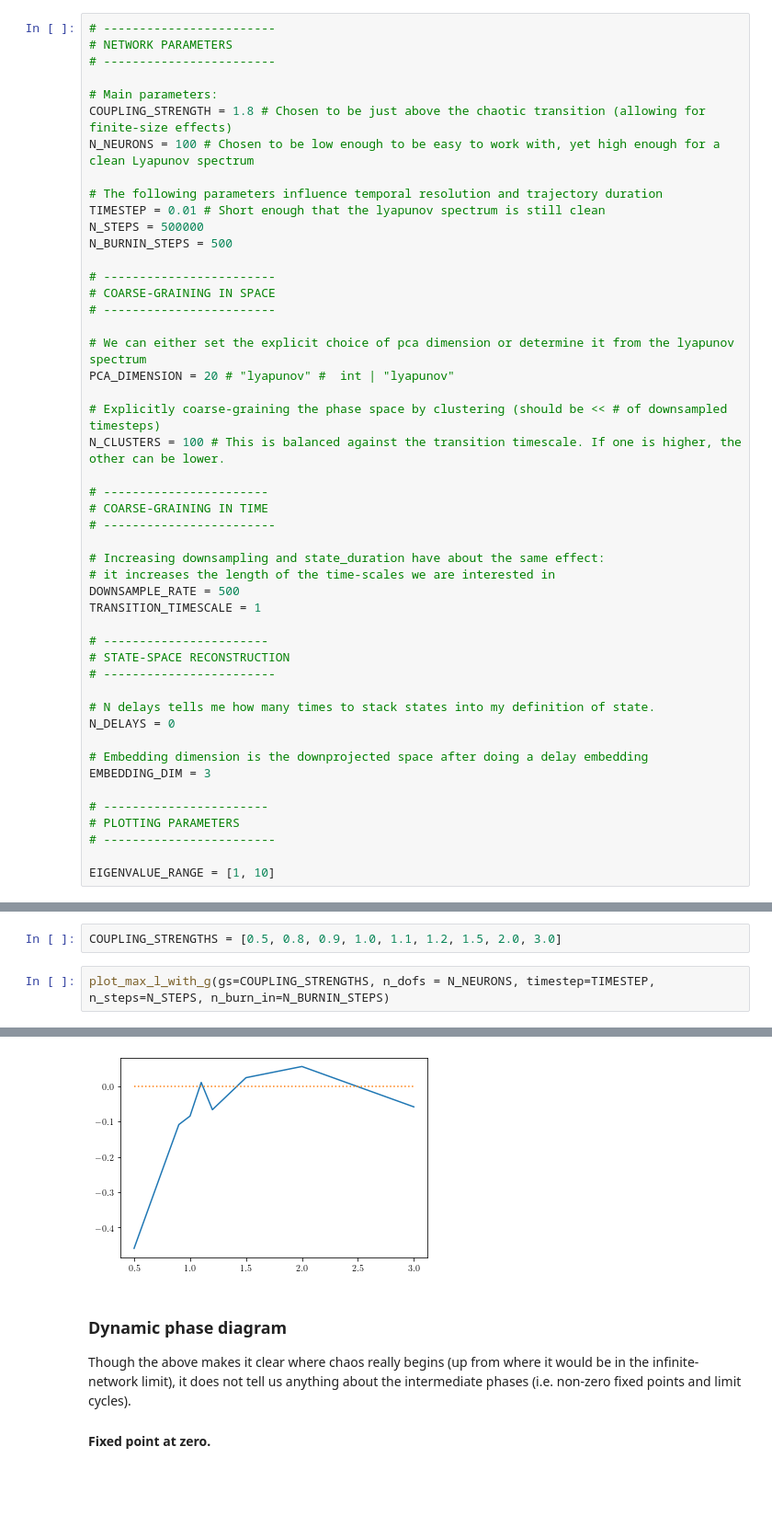
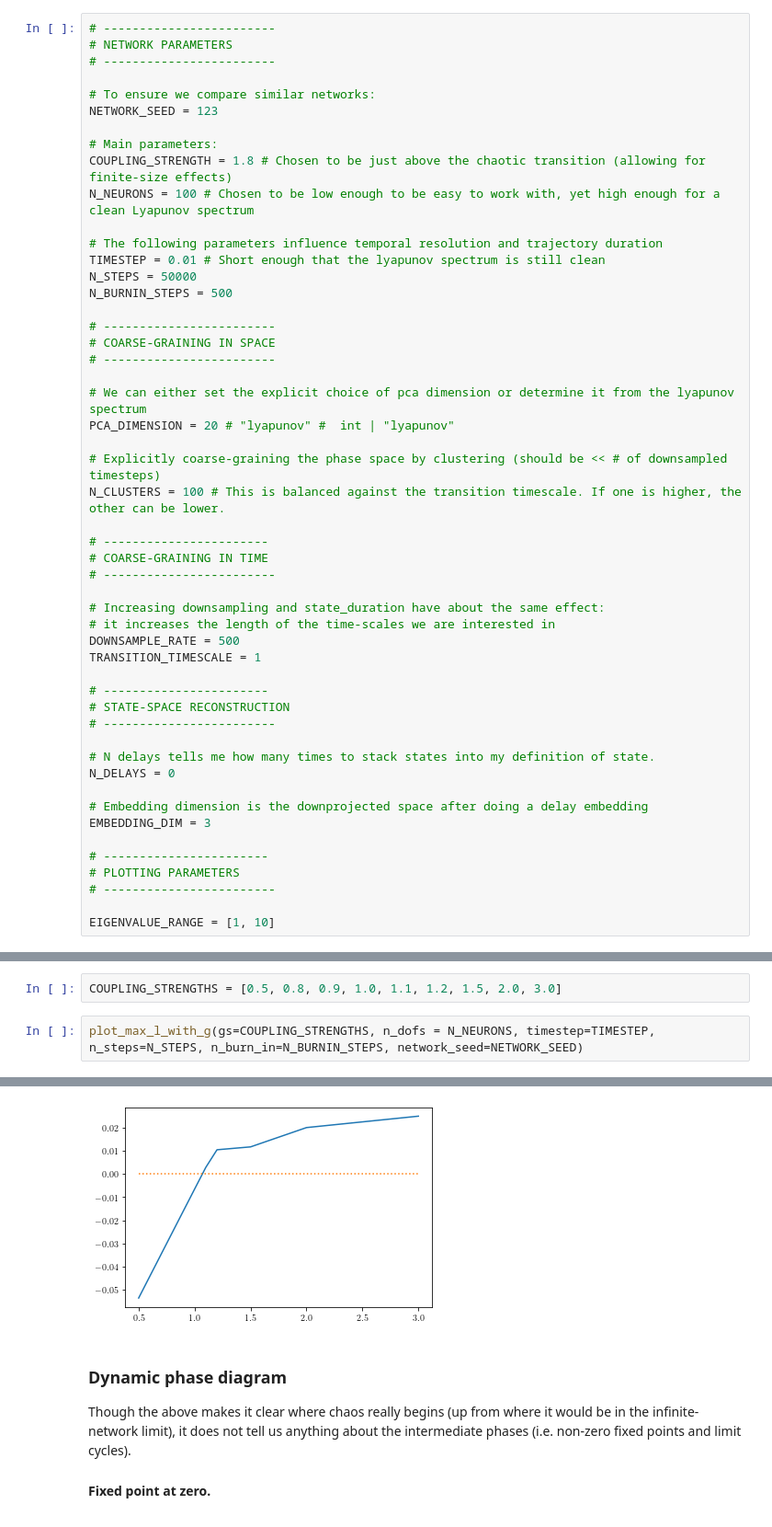
Before and after one commit to jqhoogland/randnn, a Jupyter notebook: Transfer Operator on Random Neural Networks.ipynb, the cells around one changed output, grey strips where cells are left out. Shown at 92% size. Cells and saved outputs as stored; diff of their text form; blank space fills up the shorter version.

Commit message:
ADD Tunable seed for connectivity matrix so we can compare networks more consistently across sizes.

```diff
--- a/Transfer Operator on Random Neural Networks.ipynb
+++ b/Transfer Operator on Random Neural Networks.ipynb
@@ -73,6 +73,9 @@ Note: the downsampling rate and transfer matrix transition time scale have rough
 # ------------------------
 # NETWORK PARAMETERS
 # ------------------------
+
+# To ensure we compare similar networks:
+NETWORK_SEED = 123
 
 # Main parameters:
 COUPLING_STRENGTH = 1.8 # Chosen to be just above the chaotic transition (allowing for finite-size effects)
@@ -80,7 +83,7 @@ N_NEURONS = 100 # Chosen to be low enough to be easy to work with, yet high enou
 
 # The following parameters influence temporal resolution and trajectory duration
 TIMESTEP = 0.01 # Short enough that the lyapunov spectrum is still clean
-N_STEPS = 500000
+N_STEPS = 50000
 N_BURNIN_STEPS = 500
 
 # ------------------------
@@ -130,5 +133,5 @@ The first way to parse this transition is to look at the value of the maximum ly
 # %%
 COUPLING_STRENGTHS = [0.5, 0.8, 0.9, 1.0, 1.1, 1.2, 1.5, 2.0, 3.0]
 # %%
-plot_max_l_with_g(gs=COUPLING_STRENGTHS, n_dofs = N_NEURONS, timestep=TIMESTEP, n_steps=N_STEPS, n_burn_in=N_BURNIN_STEPS)
+plot_max_l_with_g(gs=COUPLING_STRENGTHS, n_dofs = N_NEURONS, timestep=TIMESTEP, n_steps=N_STEPS, n_burn_in=N_BURNIN_STEPS, network_seed=NETWORK_SEED)
 # %% [output]
@@ -135,4 +155,4 @@ plot_max_l_with_g(gs=COUPLING_STRENGTHS, n_dofs = N_NEURONS, timestep=TIMESTEP,
-[figure, old version]
+[figure, new version]
 # %% [markdown]
 ### Dynamic phase diagram
 
```
Also changed, not shown: parts of 9 cells of this notebook, 7 other files.
